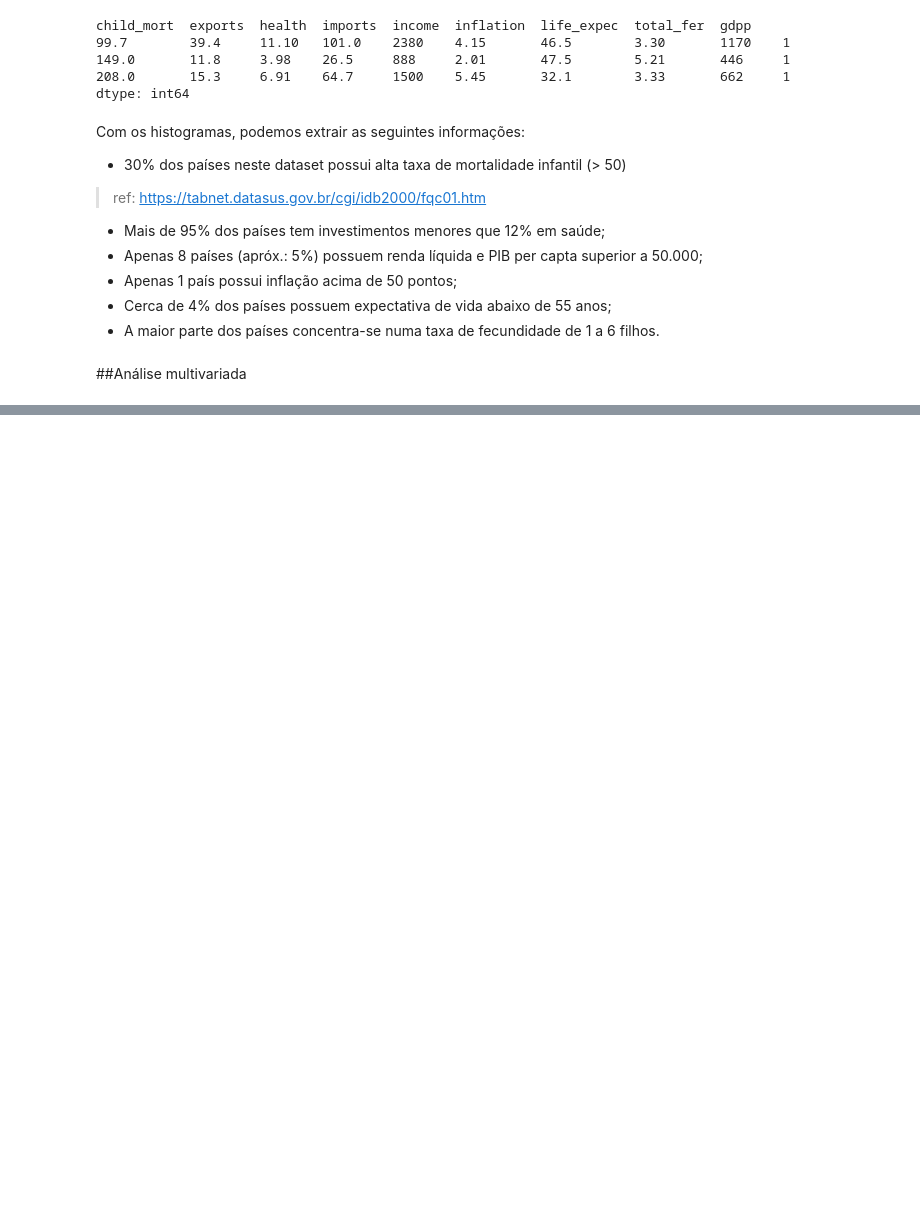
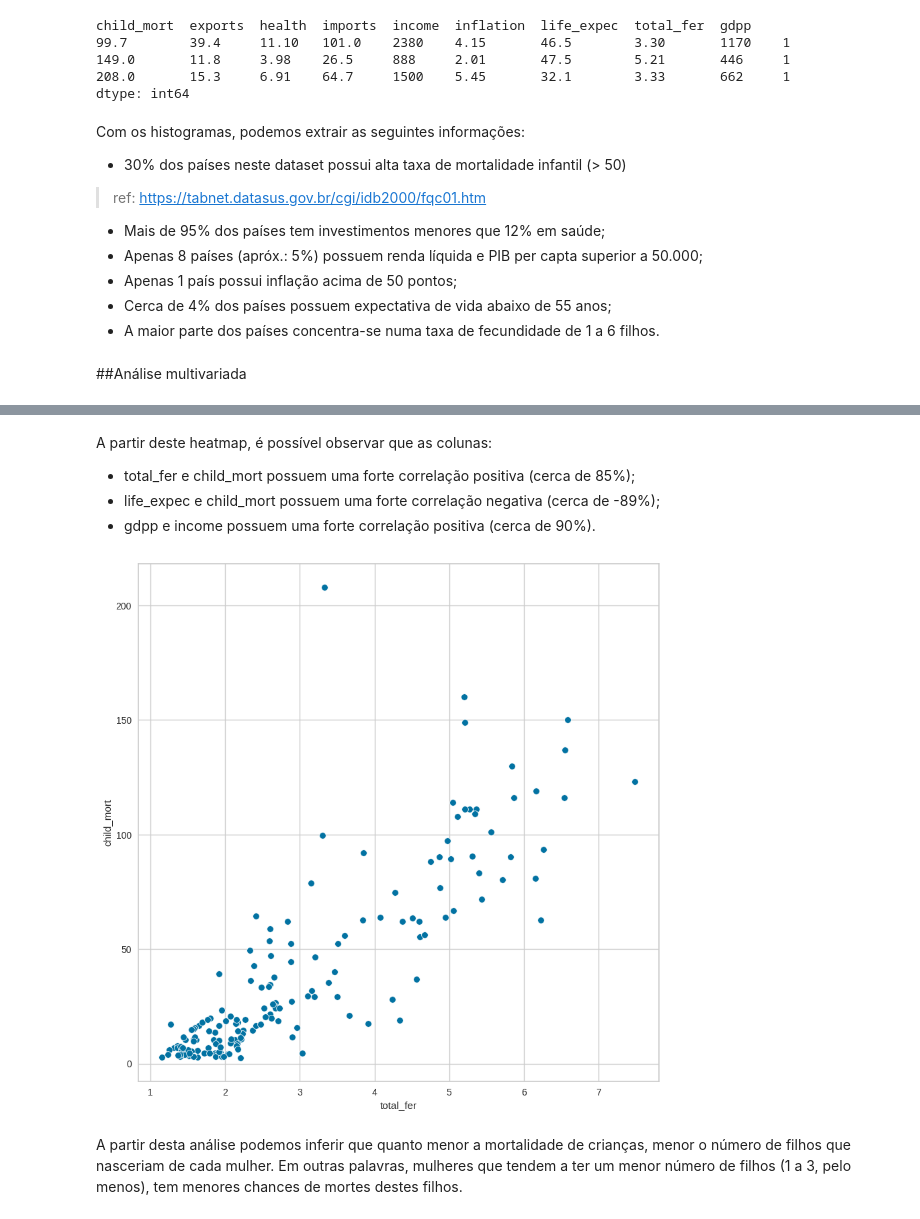
Before and after one commit to GabrielCdev/HELP_International_Analysis, a Jupyter notebook: HELP_International_Analysis.ipynb, the cells around one changed output, grey strips where cells are left out. Cells and saved outputs as stored; diff of their text form; code cells hidden in the pictures; blank space fills up the shorter version.

```diff
--- a/HELP_International_Analysis.ipynb
+++ b/HELP_International_Analysis.ipynb
@@ -180,3 +188,16 @@ sns.heatmap(round(help_df.corr(),2), annot = True, vmin=-1, vmax=1, center= 0, c
+# %% [markdown]
+A partir deste heatmap, é possível observar que as colunas:
+- total_fer e child_mort possuem uma forte correlação positiva (cerca de 85%);
+- life_expec e child_mort possuem uma forte correlação negativa (cerca de -89%);
+- gdpp e income possuem uma forte correlação positiva (cerca de 90%).
+# %%
+plt.figure(figsize=(10, 10))
+sns.scatterplot(data=help_df, x='total_fer', y='child_mort')
+plt.show()
+# %% [output]
+[figure, added]
+# %% [markdown]
+A partir desta análise podemos inferir que quanto menor a mortalidade de crianças, menor o número de filhos que nasceriam de cada mulher. Em outras palavras, mulheres que tendem a ter um menor número de filhos (1 a 3, pelo menos), tem menores chances de mortes destes filhos.
 # %%
 plt.figure(figsize=(10, 10))
 sns.scatterplot(data=help_df, x='life_expec', y='child_mort')
```
Also changed, not shown: parts of 41 cells of this notebook.
